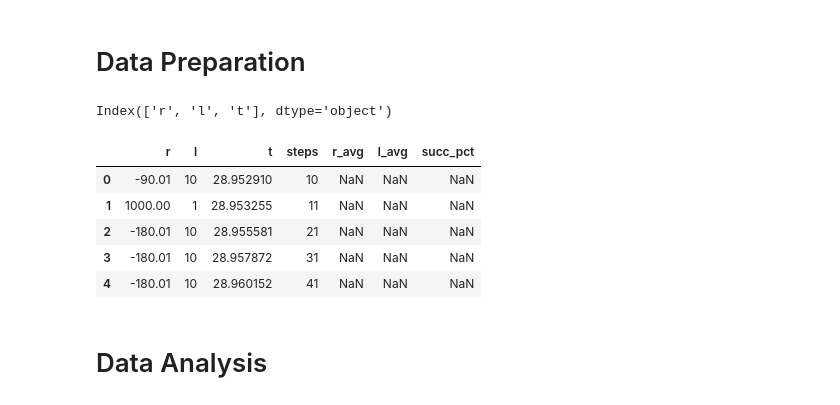
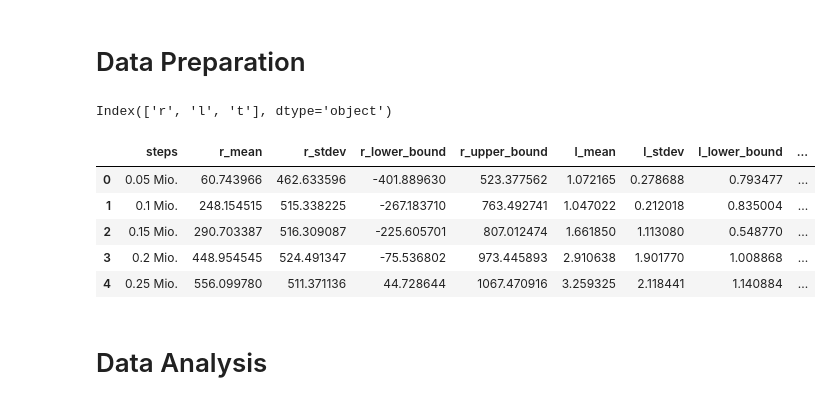
Before and after one commit to westoun/qcs-rl, a Jupyter notebook: evaluation.ipynb, the cells around one changed output. Saved outputs shown, nothing was run; the diff lists cells and outputs as text; code cells hidden in the pictures.

```diff
--- a/evaluation.ipynb
+++ b/evaluation.ipynb
@@ -28,8 +30,8 @@ Note: you may need to restart the kernel to use updated packages.
 # %%
 LOG_DIR = "logs"
 # %%
-test_df = pd.read_csv(f"{LOG_DIR}/eval.monitor.csv", skiprows=1)
-test_df.head()
+test_df_raw = pd.read_csv(f"{LOG_DIR}/eval.monitor.csv", skiprows=1)
+test_df_raw.head()
 # %% [output]
 |  | r | l | t |
 | 0 | -90.01 | 10 | 28.952910 |
@@ -38,34 +40,63 @@ test_df.head()
 | 3 | -180.01 | 10 | 28.957872 |
 | 4 | -180.01 | 10 | 28.960152 |
 # %%
-EPISODE_CUTOFF = 10 # must be same as in training code.
+# All of the following must be same as in training code.
+EPISODE_CUTOFF = 10
+N_EVAL_EPISODES=1_000
+EVAL_FREQUENCY=50_000
 # %% [markdown]
 # Data Preparation
 # %%
 def compute_success_rate(data: pd.DataFrame) -> float:
     return len(data[data < EPISODE_CUTOFF]) / len(data)
 # %%
-print(test_df.columns)
-test_df["steps"] = test_df["l"].cumsum(axis=0)
+print(test_df_raw.columns)
 
-# moving average over episode rewards
-test_df["r_avg"] = test_df["r"].rolling(50).mean()
+assert len(test_df_raw) % N_EVAL_EPISODES == 0
 
-# moving average over (circuit) length
-test_df["l_avg"] = test_df["l"].rolling(50).mean()
+per_eval_data = []
+for i in range(int(len(test_df_raw) / N_EVAL_EPISODES)):
 
-# compute success percentage
+    start_step = i * N_EVAL_EPISODES
+    end_step = start_step + N_EVAL_EPISODES
 
-test_df["succ_pct"] = test_df["l"].rolling(50).aggregate(
-    compute_success_rate
-)
+    current_eval_df = test_df_raw[start_step: end_step + 1]
+
+    r_mean = current_eval_df["r"].mean()
+    r_stdev = current_eval_df["r"].std()
+
+    # only compute length scores for successful rounds
+    current_eval_succ_df = current_eval_df[current_eval_df["l"] < EPISODE_CUTOFF]
+    l_mean = current_eval_succ_df["l"].mean()
+    l_stdev = current_eval_succ_df["l"].std()
+
+    succ_pct = len(current_eval_succ_df) / len(current_eval_df)
+
+    train_step = (i + 1) * EVAL_FREQUENCY
+    train_step = f"{round(train_step / 10**6, 2)} Mio."
+
+    per_eval_data.append({
+        "steps": train_step,
+        "r_mean": r_mean,
+        "r_stdev": r_stdev,
+        "r_lower_bound": r_mean - r_stdev,
+        "r_upper_bound": r_mean + r_stdev,
+        "l_mean": l_mean,
+        "l_stdev": l_stdev,
+        "l_lower_bound": l_mean - l_stdev,
+        "l_upper_bound": l_mean + l_stdev,
+        "succ_pct": succ_pct,
+    })
+
+
+test_df = pd.DataFrame(per_eval_data)
 
 test_df.head()
 # %% [output]
 Index(['r', 'l', 't'], dtype='object')
-|  | r | l | t | steps | r_avg | l_avg | succ_pct |
-| 0 | -90.01 | 10 | 28.952910 | 10 | NaN | NaN | NaN |
-| 1 | 1000.00 | 1 | 28.953255 | 11 | NaN | NaN | NaN |
-| 2 | -180.01 | 10 | 28.955581 | 21 | NaN | NaN | NaN |
-| 3 | -180.01 | 10 | 28.957872 | 31 | NaN | NaN | NaN |
-| 4 | -180.01 | 10 | 28.960152 | 41 | NaN | NaN | NaN |
+|  | steps | r_mean | r_stdev | r_lower_bound | r_upper_bound | l_mean | l_stdev | l_lower_bound | ... |
+| 0 | 0.05 Mio. | 60.743966 | 462.633596 | -401.889630 | 523.377562 | 1.072165 | 0.278688 | 0.793477 | ... |
+| 1 | 0.1 Mio. | 248.154515 | 515.338225 | -267.183710 | 763.492741 | 1.047022 | 0.212018 | 0.835004 | ... |
+| 2 | 0.15 Mio. | 290.703387 | 516.309087 | -225.605701 | 807.012474 | 1.661850 | 1.113080 | 0.548770 | ... |
+| 3 | 0.2 Mio. | 448.954545 | 524.491347 | -75.536802 | 973.445893 | 2.910638 | 1.901770 | 1.008868 | ... |
+| 4 | 0.25 Mio. | 556.099780 | 511.371136 | 44.728644 | 1067.470916 | 3.259325 | 2.118441 | 1.140884 | ... |
```
Also changed, not shown: parts of 6 cells of this notebook.
